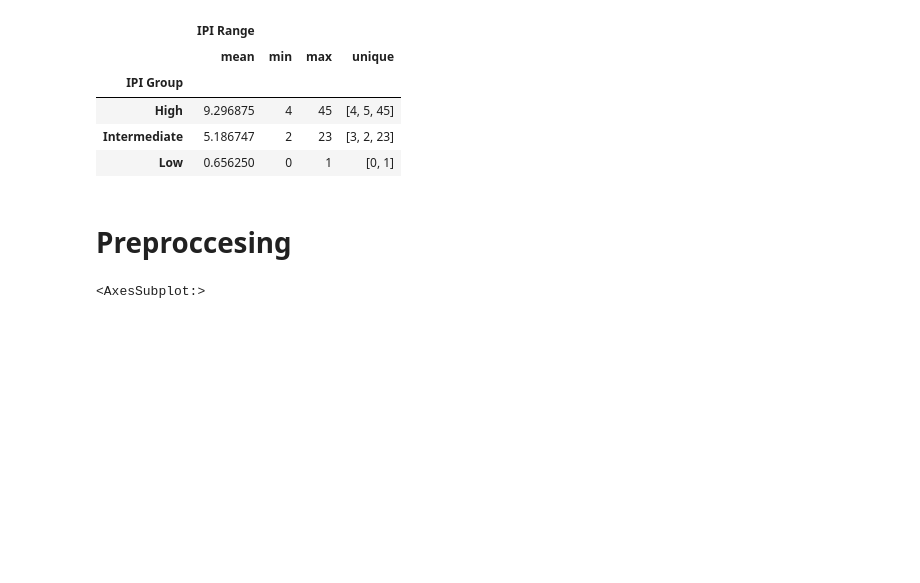
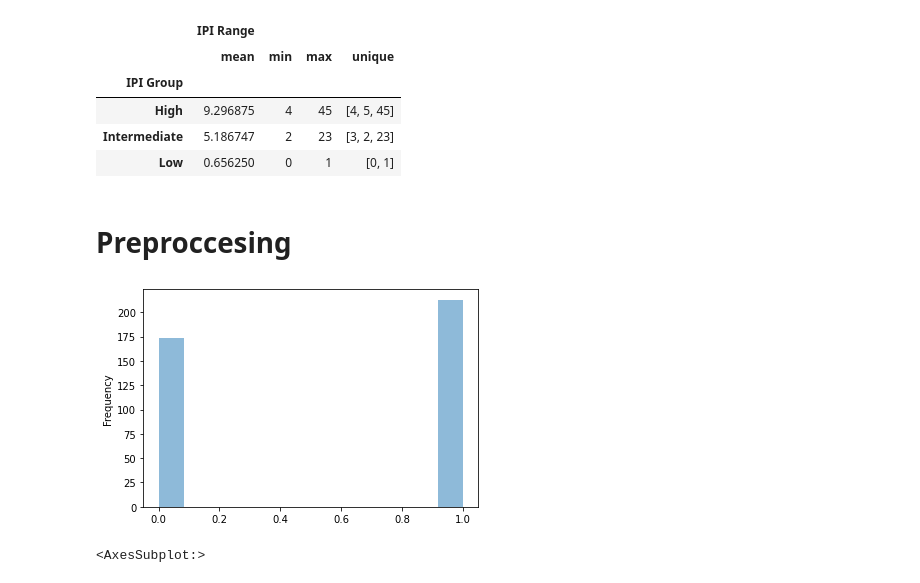
Before and after one commit to tamarshnirer/Anomality_Detection_in_Lymphoma_Patients, a Jupyter notebook: Untitled.ipynb, the cells around one changed output. Cells and saved outputs as stored; diff of their text form; code cells hidden in the pictures; blank space fills up the shorter version.

```diff
--- a/Untitled.ipynb
+++ b/Untitled.ipynb
@@ -288,6 +286,10 @@ class Initial_pre_processing_Transformer(TransformerMixin):
 # %%
 Initial_pre_processing_Transformer = Initial_pre_processing_Transformer()
 df_after_preprocessing, y = Initial_pre_processing_Transformer.fit_transform(df)
+# %%
+ax = y.plot.hist(bins=12, alpha=0.5)
+# %% [output]
+[figure, added]
 # %%
 missing_color = (0, 0.4, 0.6)
 msno.matrix(df_after_preprocessing,color=missing_color)
```
Also changed, not shown: parts of 24 cells of this notebook.
